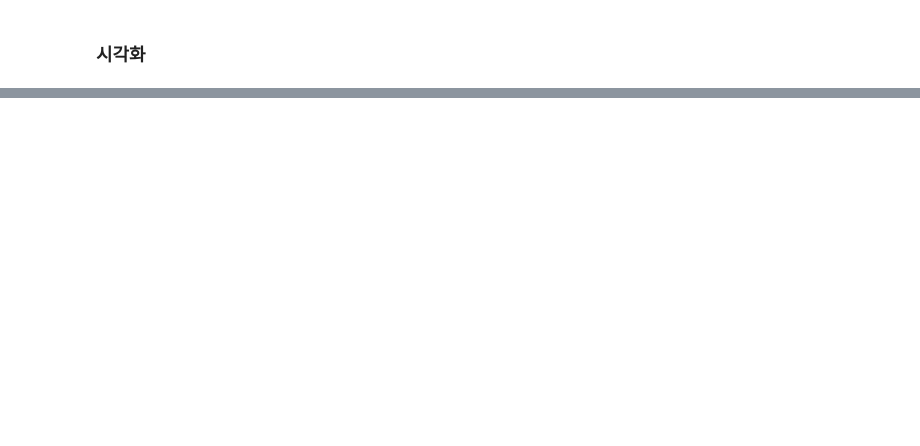
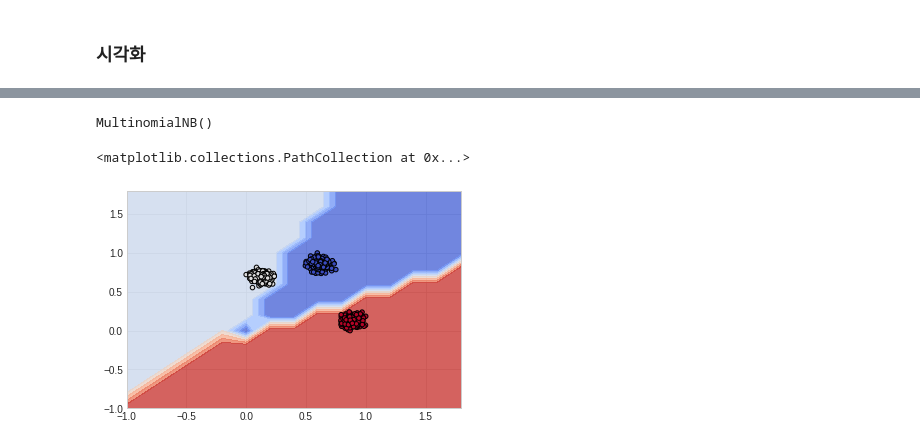
Before and after one commit to Tom-Jung/Suanlab_example, a Jupyter notebook: _7_나이브_베이즈_분류(Naive_Bayes_Classification).ipynb, the cells around one changed output, grey strips where cells are left out. Cells and saved outputs as stored; diff of their text form; code cells hidden in the pictures; blank space fills up the shorter version.

```diff
--- a/_7_나이브_베이즈_분류(Naive_Bayes_Classification).ipynb
+++ b/_7_나이브_베이즈_분류(Naive_Bayes_Classification).ipynb
@@ -535,2 +688,7 @@ model.fit(X_train, y_train)
 # %% [markdown]
 ### 시각화
+# %%
+X, y = make_blobs(n_samples=1000)
+# %%
+scaler = MinMaxScaler()
+X = scaler.fit_transform(X)
@@ -536,0 +700,12 @@ model.fit(X_train, y_train)
+# %%
+model = MultinomialNB()
+model.fit(X,y)
+# %% [output]
+MultinomialNB()
+# %%
+xx ,yy = make_meshgrid(X[:,0], X[:,1])
+plot_contours(model, xx, yy, cmap=plt.cm.coolwarm, alpha=0.8)
+plt.scatter(X[:,0], X[:,1], c=y, cmap=plt.cm.coolwarm, s=20, edgecolors='k')
+# %% [output]
+<matplotlib.collections.PathCollection at 0x...>
+[figure, added]
```
Also changed, not shown: parts of 32 cells of this notebook.
